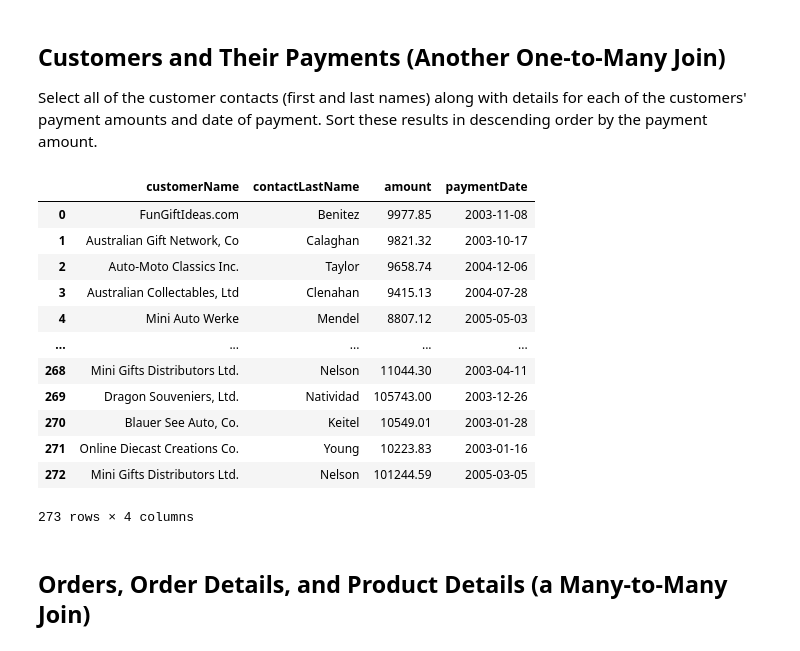
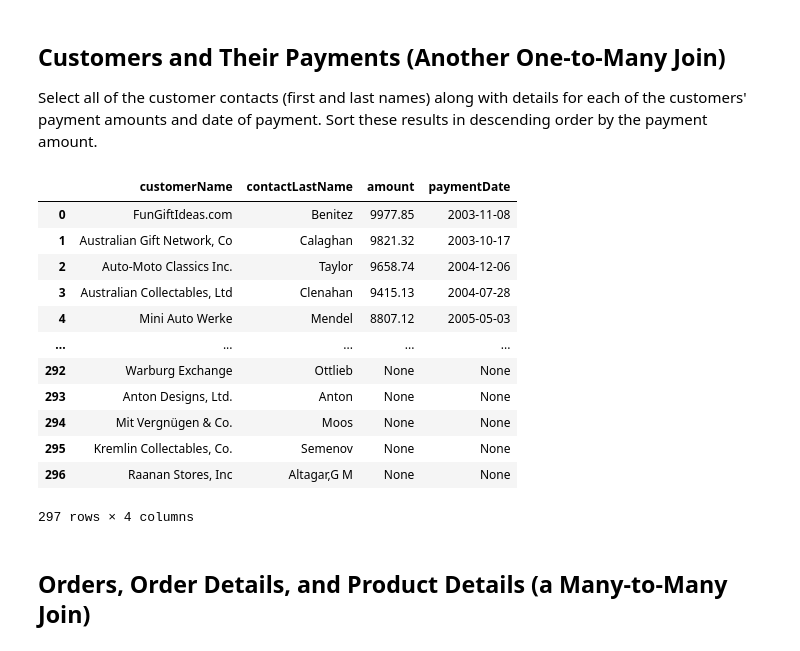
Before and after one commit to mercy-gh/SQL-Phase2, a Jupyter notebook: dsc-one-to-many-and-many-to-many-joins-lab-index.ipynb, the cells around one changed output. Saved outputs shown, nothing was run; the diff lists cells and outputs as text; code cells hidden in the pictures.

```diff
--- a/dsc-one-to-many-and-many-to-many-joins-lab-index.ipynb
+++ b/dsc-one-to-many-and-many-to-many-joins-lab-index.ipynb
@@ -86,25 +86,25 @@ Select all of the customer contacts (first and last names) along with details fo
 # %%
 # Your code here
 pd.read_sql("""
             SELECT customerName, contactLastName, amount, paymentDate
             FROM customers
-            JOIN payments USING(customerNumber)
+            LEFT JOIN payments USING(customerNumber)
             ORDER BY amount DESC
             """, conn)
 # %% [output]
 |  | customerName | contactLastName | amount | paymentDate |
 | 0 | FunGiftIdeas.com | Benitez | 9977.85 | 2003-11-08 |
 | 1 | Australian Gift Network, Co | Calaghan | 9821.32 | 2003-10-17 |
 | 2 | Auto-Moto Classics Inc. | Taylor | 9658.74 | 2004-12-06 |
 | 3 | Australian Collectables, Ltd | Clenahan | 9415.13 | 2004-07-28 |
 | 4 | Mini Auto Werke | Mendel | 8807.12 | 2005-05-03 |
 | ... | ... | ... | ... | ... |
-| 268 | Mini Gifts Distributors Ltd. | Nelson | 11044.30 | 2003-04-11 |
-| 269 | Dragon Souveniers, Ltd. | Natividad | 105743.00 | 2003-12-26 |
-| 270 | Blauer See Auto, Co. | Keitel | 10549.01 | 2003-01-28 |
-| 271 | Online Diecast Creations Co. | Young | 10223.83 | 2003-01-16 |
-| 272 | Mini Gifts Distributors Ltd. | Nelson | 101244.59 | 2005-03-05 |
+| 292 | Warburg Exchange | Ottlieb | None | None |
+| 293 | Anton Designs, Ltd. | Anton | None | None |
+| 294 | Mit Vergnügen & Co. | Moos | None | None |
+| 295 | Kremlin Collectables, Co. | Semenov | None | None |
+| 296 | Raanan Stores, Inc | Altagar,G M | None | None |
-273 rows × 4 columns
+297 rows × 4 columns
 # %% [markdown]
 ## Orders, Order Details, and Product Details (a Many-to-Many Join)
 # %% [markdown]
```
Also changed, not shown: parts of 1 cell of this notebook, 5 other files.
